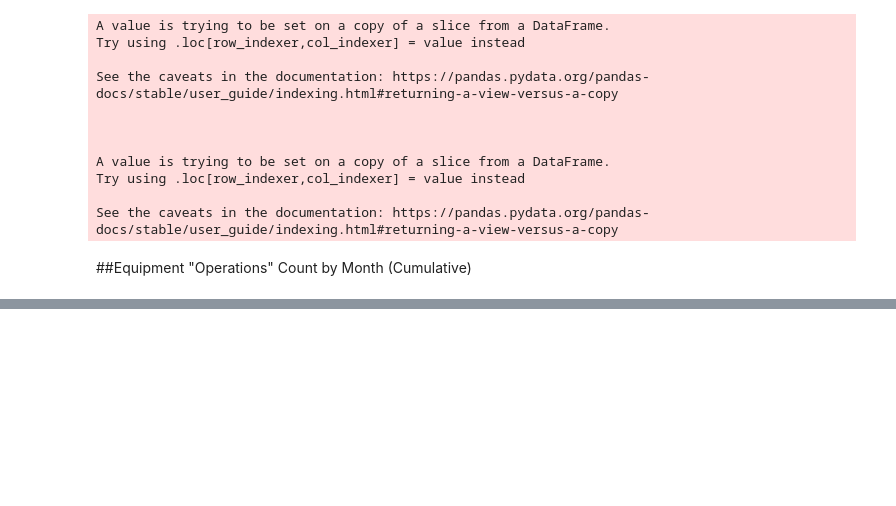
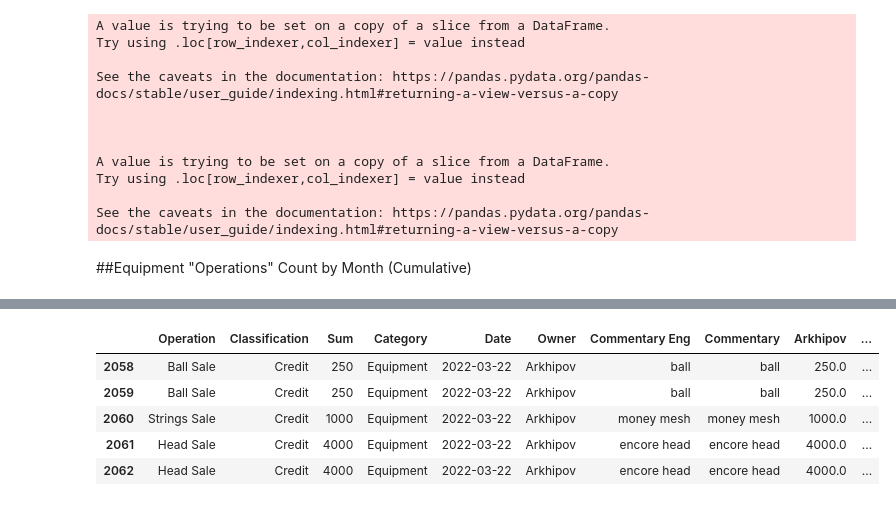
Before and after one commit to Unclegeenoo/Data-Science-Portfolio, a Jupyter notebook: Python_Projects/exploratory FINANCIAL analysis mixed.ipynb, the cells around one changed output, grey strips where cells are left out. Drawn from its saved outputs; the diff is of its cells as text; code cells hidden in the pictures; blank space fills up the shorter version.

```diff
--- a/Python_Projects/exploratory FINANCIAL analysis mixed.ipynb
+++ b/Python_Projects/exploratory FINANCIAL analysis mixed.ipynb
@@ -1585,0 +1680,9 @@ fig.show()
+# %%
+merged_df.tail()
+# %% [output]
+|  | Operation | Classification | Sum | Category | Date | Owner | Commentary Eng | Commentary | Arkhipov | ... |
+| 2058 | Ball Sale | Credit | 250 | Equipment | 2022-03-22 | Arkhipov | ball | ball | 250.0 | ... |
+| 2059 | Ball Sale | Credit | 250 | Equipment | 2022-03-22 | Arkhipov | ball | ball | 250.0 | ... |
+| 2060 | Strings Sale | Credit | 1000 | Equipment | 2022-03-22 | Arkhipov | money mesh | money mesh | 1000.0 | ... |
+| 2061 | Head Sale | Credit | 4000 | Equipment | 2022-03-22 | Arkhipov | encore head | encore head | 4000.0 | ... |
+| 2062 | Head Sale | Credit | 4000 | Equipment | 2022-03-22 | Arkhipov | encore head | encore head | 4000.0 | ... |
```
Also changed, not shown: parts of 7 cells of this notebook, 4 other files.
